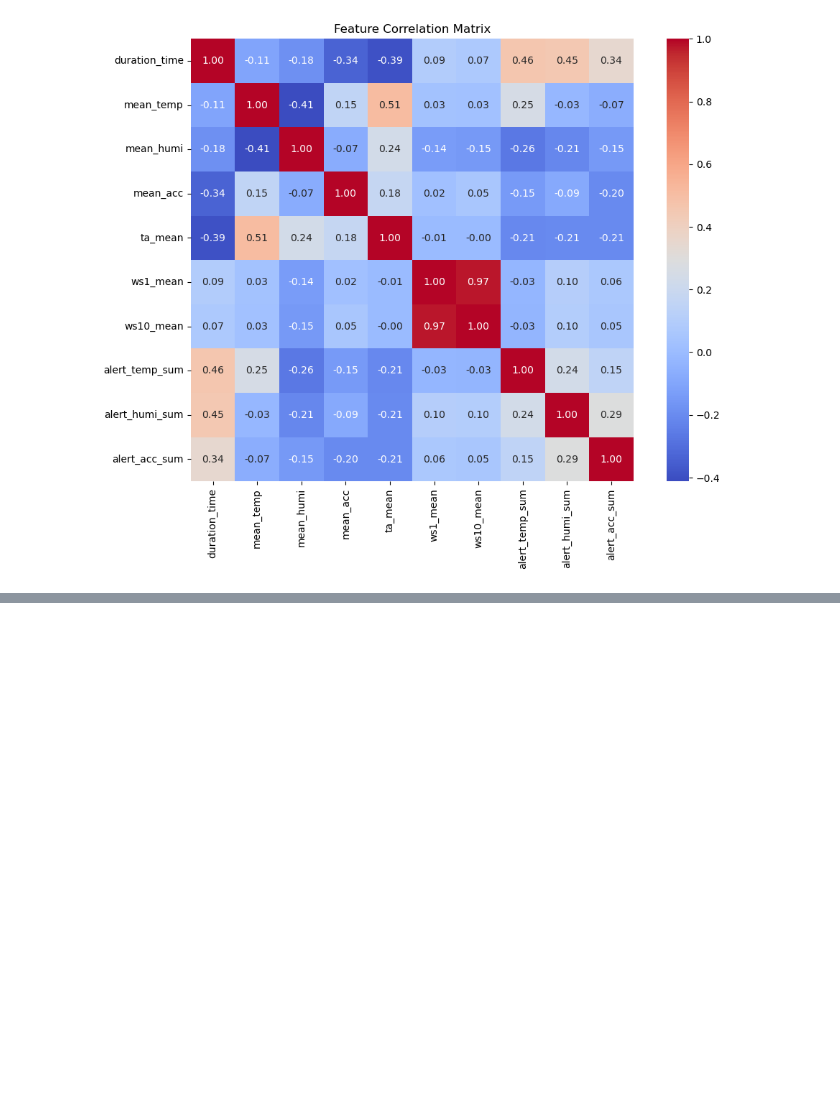
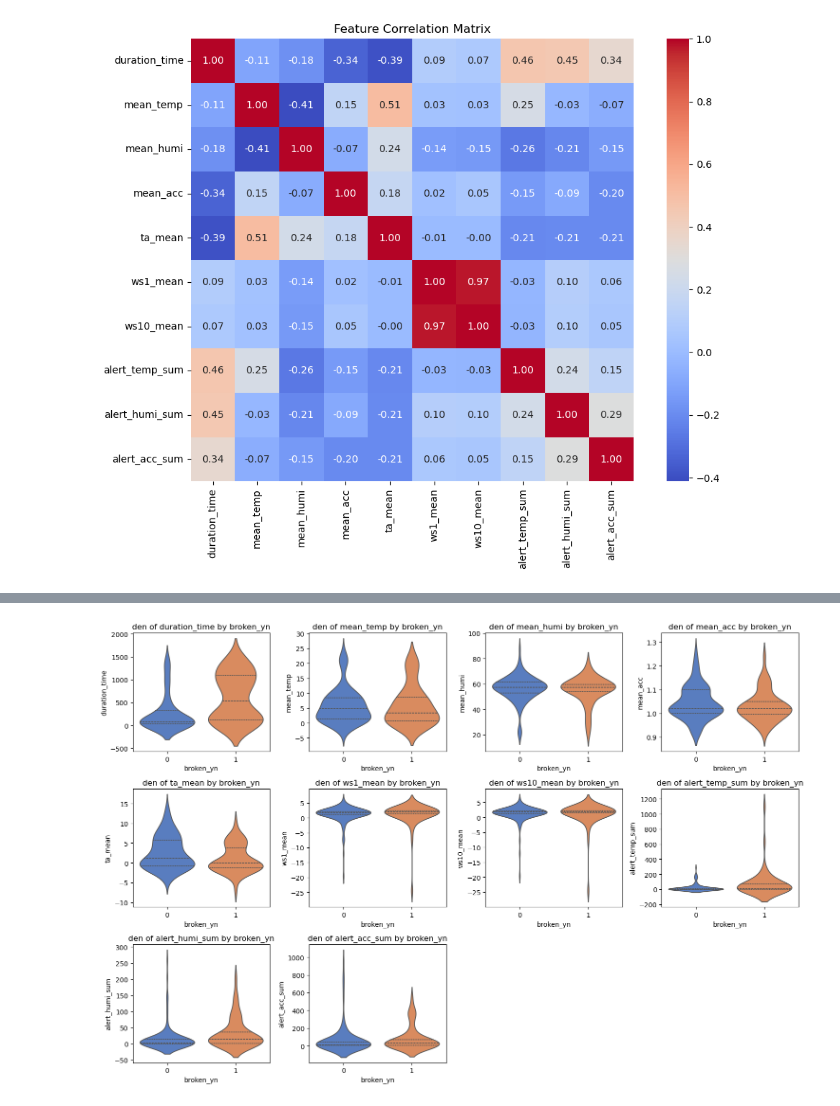
Before and after one commit to HOWSANG/p_ocean_poc_01, a Jupyter notebook: code/data_broken_eda_250218.ipynb, the cells around one changed output, grey strips where cells are left out. Cells and saved outputs as stored; diff of their text form; code cells hidden in the pictures; blank space fills up the shorter version.

```diff
--- a/code/data_broken_eda_250218.ipynb
+++ b/code/data_broken_eda_250218.ipynb
@@ -268,0 +235,19 @@ tools.display_dataframe_to_user(name="Generated Cold Chain Data", dataframe=df_g
+# %%
+# 비교할 feature 목록
+features_to_plot = ['duration_time', 'mean_temp', 'mean_humi', 'mean_acc',
+                    'ta_mean', 'ws1_mean', 'ws10_mean',
+                    'alert_temp_sum', 'alert_humi_sum', 'alert_acc_sum']
+
+# 바이올린 플롯 시각화
+plt.figure(figsize=(15, 10))
+for i, feature in enumerate(features_to_plot, 1):
+    plt.subplot(3, 4, i)  # 3행 4열로 서브플롯 생성
+    sns.violinplot(data=df_broken, x='broken_yn', y=feature, inner='quartile', palette='muted')
+    plt.title(f'den of {feature} by broken_yn')
+    plt.xlabel('broken_yn')
+    plt.ylabel(feature)
+
+plt.tight_layout()
+plt.show()
+# %% [output]
+[figure, added]
```
Also changed, not shown: parts of 10 cells of this notebook, 7 other files.
